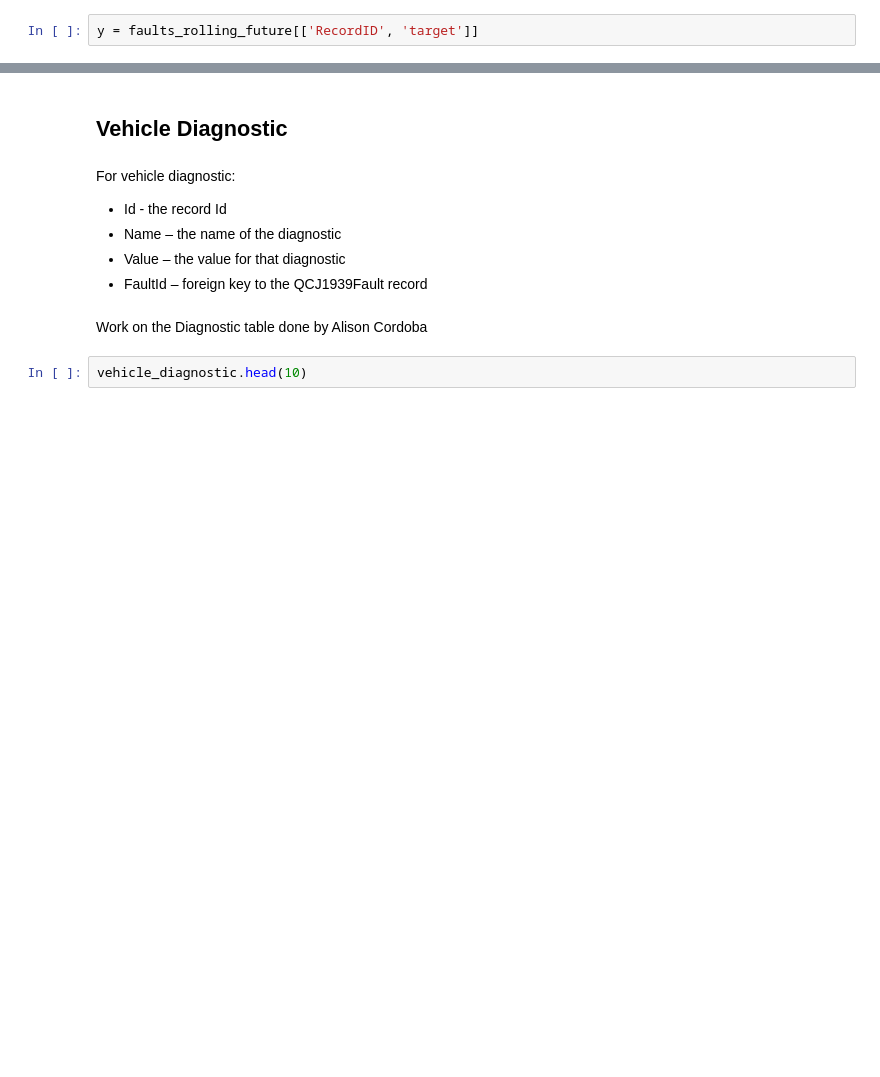
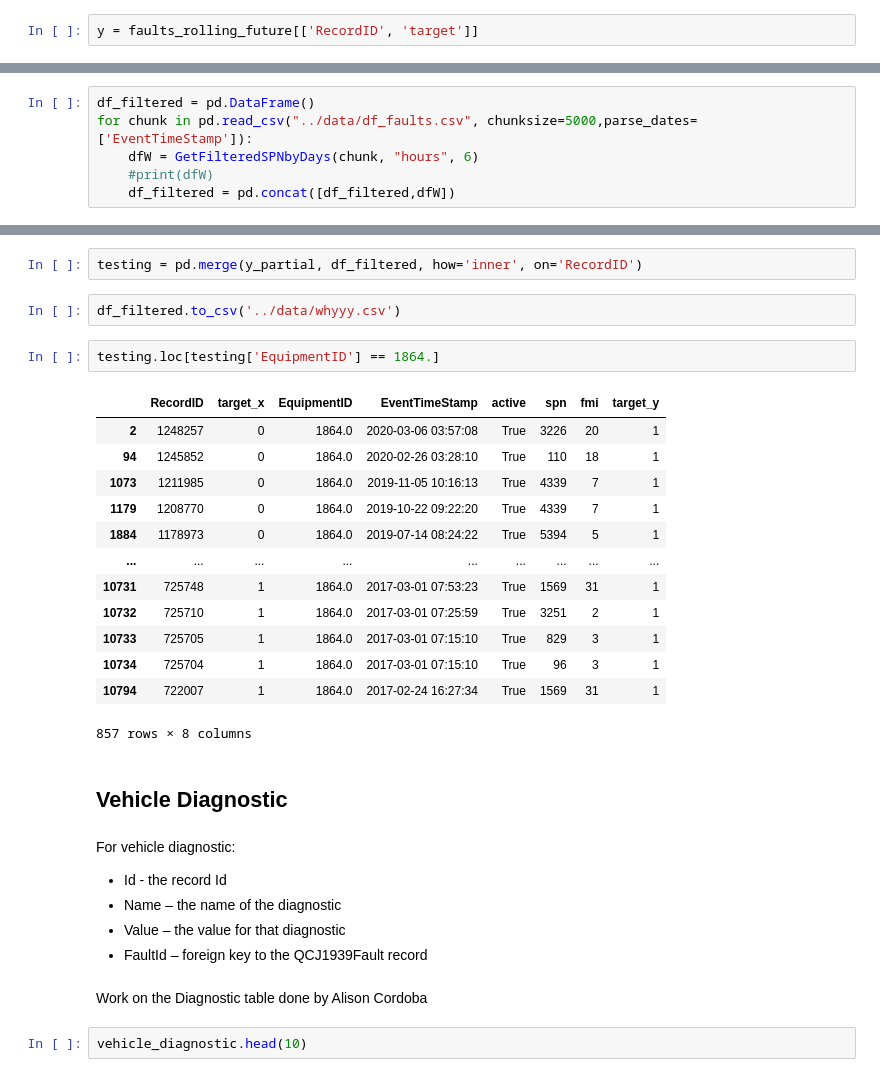
Before and after one commit to tomoumer/big_g_express-elden_ring, a Jupyter notebook: notebooks/data_exploration.ipynb, the cells around one changed output, grey strips where cells are left out. Cells and saved outputs as stored; diff of their text form; blank space fills up the shorter version.

```diff
--- a/notebooks/data_exploration.ipynb
+++ b/notebooks/data_exploration.ipynb
@@ -274,0 +335,6 @@ y = faults_rolling_future[['RecordID', 'target']]
+# %%
+df_filtered = pd.DataFrame()
+for chunk in pd.read_csv("../data/df_faults.csv", chunksize=5000,parse_dates=['EventTimeStamp']):
+    dfW = GetFilteredSPNbyDays(chunk, "hours", 6)
+    #print(dfW)
+    df_filtered = pd.concat([df_filtered,dfW])
@@ -275,3 +362,23 @@ y = faults_rolling_future[['RecordID', 'target']]
+# %%
+testing = pd.merge(y_partial, df_filtered, how='inner', on='RecordID')
+# %%
+df_filtered.to_csv('../data/whyyy.csv')
+# %%
+testing.loc[testing['EquipmentID'] == 1864.]
+# %% [output]
+|  | RecordID | target_x | EquipmentID | EventTimeStamp | active | spn | fmi | target_y |
+| 2 | 1248257 | 0 | 1864.0 | 2020-03-06 03:57:08 | True | 3226 | 20 | 1 |
+| 94 | 1245852 | 0 | 1864.0 | 2020-02-26 03:28:10 | True | 110 | 18 | 1 |
+| 1073 | 1211985 | 0 | 1864.0 | 2019-11-05 10:16:13 | True | 4339 | 7 | 1 |
+| 1179 | 1208770 | 0 | 1864.0 | 2019-10-22 09:22:20 | True | 4339 | 7 | 1 |
+| 1884 | 1178973 | 0 | 1864.0 | 2019-07-14 08:24:22 | True | 5394 | 5 | 1 |
+| ... | ... | ... | ... | ... | ... | ... | ... | ... |
+| 10731 | 725748 | 1 | 1864.0 | 2017-03-01 07:53:23 | True | 1569 | 31 | 1 |
+| 10732 | 725710 | 1 | 1864.0 | 2017-03-01 07:25:59 | True | 3251 | 2 | 1 |
+| 10733 | 725705 | 1 | 1864.0 | 2017-03-01 07:15:10 | True | 829 | 3 | 1 |
+| 10734 | 725704 | 1 | 1864.0 | 2017-03-01 07:15:10 | True | 96 | 3 | 1 |
+| 10794 | 722007 | 1 | 1864.0 | 2017-02-24 16:27:34 | True | 1569 | 31 | 1 |
+857 rows × 8 columns
 # %% [markdown]
 ## Vehicle Diagnostic
 # %% [markdown]
```
Also changed, not shown: parts of 7 cells of this notebook.
